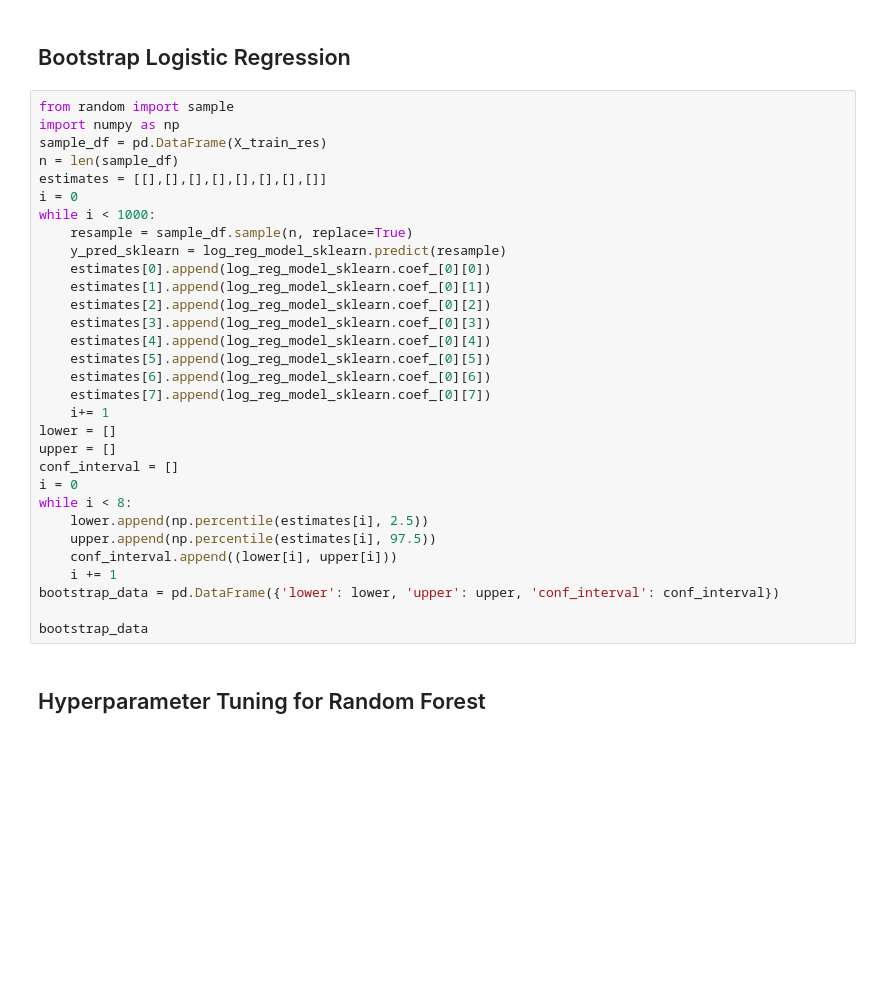
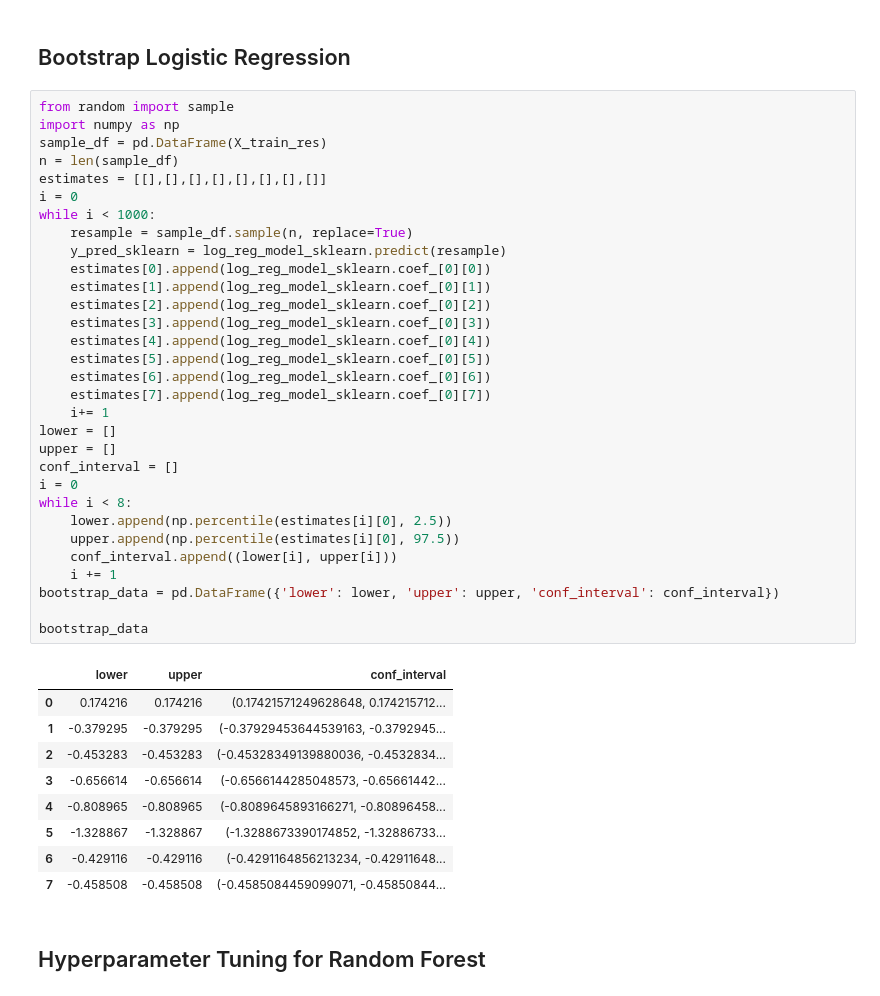
Before and after one commit to TrueCodee/Final-Project, a Jupyter notebook: Final Project.ipynb, the cells around one changed output. Drawn from its saved outputs; the diff is of its cells as text; blank space fills up the shorter version.

```diff
--- a/Final Project.ipynb
+++ b/Final Project.ipynb
@@ -292,34 +292,44 @@ Random Forest ROC AUC Score: 0.5633847844103475
 # %%
 from random import sample
 import numpy as np
 sample_df = pd.DataFrame(X_train_res)
 n = len(sample_df)
 estimates = [[],[],[],[],[],[],[],[]]
 i = 0
 while i < 1000:
     resample = sample_df.sample(n, replace=True)
     y_pred_sklearn = log_reg_model_sklearn.predict(resample)
     estimates[0].append(log_reg_model_sklearn.coef_[0][0])
     estimates[1].append(log_reg_model_sklearn.coef_[0][1])
     estimates[2].append(log_reg_model_sklearn.coef_[0][2])
     estimates[3].append(log_reg_model_sklearn.coef_[0][3])
     estimates[4].append(log_reg_model_sklearn.coef_[0][4])
     estimates[5].append(log_reg_model_sklearn.coef_[0][5])
     estimates[6].append(log_reg_model_sklearn.coef_[0][6])
     estimates[7].append(log_reg_model_sklearn.coef_[0][7])
     i+= 1
 lower = []
 upper = []
 conf_interval = []
 i = 0
 while i < 8:
-    lower.append(np.percentile(estimates[i], 2.5))
-    upper.append(np.percentile(estimates[i], 97.5))
+    lower.append(np.percentile(estimates[i][0], 2.5))
+    upper.append(np.percentile(estimates[i][0], 97.5))
     conf_interval.append((lower[i], upper[i]))
     i += 1
 bootstrap_data = pd.DataFrame({'lower': lower, 'upper': upper, 'conf_interval': conf_interval})
 
 bootstrap_data
+# %% [output]
+|  | lower | upper | conf_interval |
+| 0 | 0.174216 | 0.174216 | (0.17421571249628648, 0.174215712... |
+| 1 | -0.379295 | -0.379295 | (-0.37929453644539163, -0.3792945... |
+| 2 | -0.453283 | -0.453283 | (-0.45328349139880036, -0.4532834... |
+| 3 | -0.656614 | -0.656614 | (-0.6566144285048573, -0.65661442... |
+| 4 | -0.808965 | -0.808965 | (-0.8089645893166271, -0.80896458... |
+| 5 | -1.328867 | -1.328867 | (-1.3288673390174852, -1.32886733... |
+| 6 | -0.429116 | -0.429116 | (-0.4291164856213234, -0.42911648... |
+| 7 | -0.458508 | -0.458508 | (-0.4585084459099071, -0.45850844... |
 # %% [markdown]
 ## Hyperparameter Tuning for Random Forest
 # %% [markdown]
```
Also changed, not shown: parts of 2 cells of this notebook.
